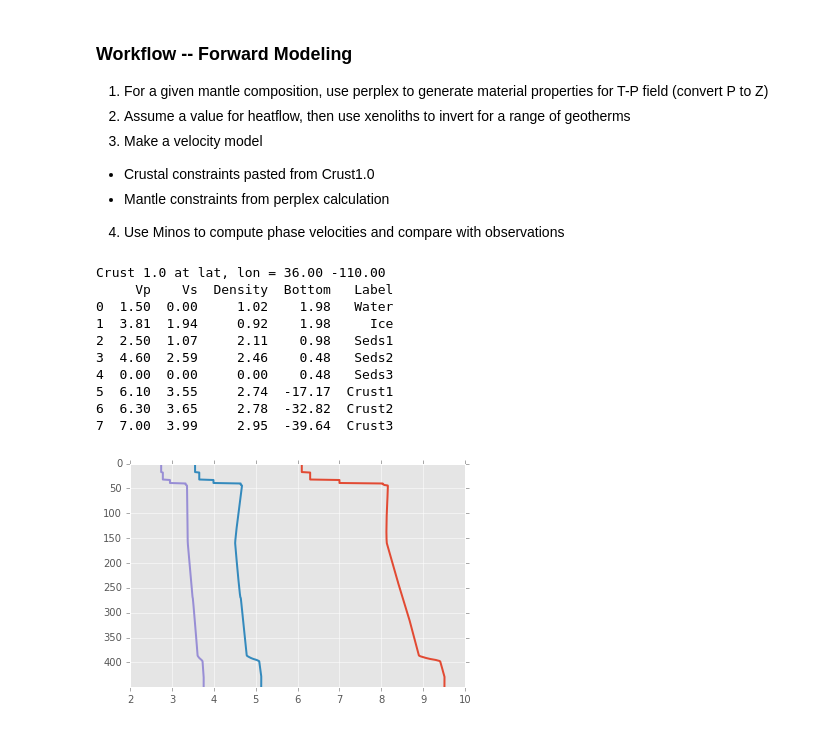
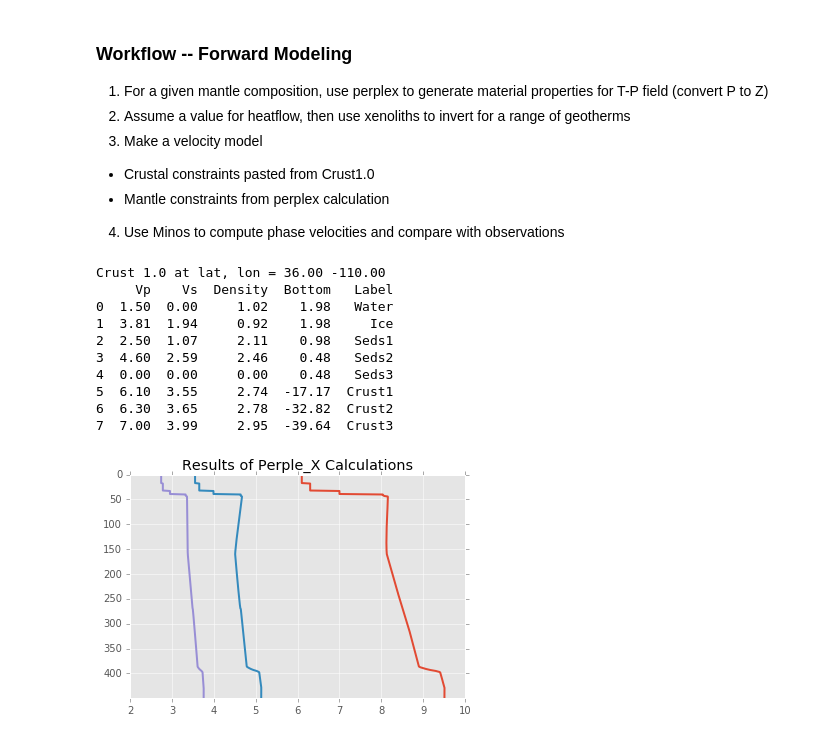
Before and after one commit to nmancinelli/ss-precursors, a Jupyter notebook: Forward_Modeling_Workflow.ipynb, the cells around one changed output. Saved outputs shown, nothing was run; the diff lists cells and outputs as text; code cells hidden in the pictures.

Commit message:
CardFile generation improved.

```diff
--- a/Forward_Modeling_Workflow.ipynb
+++ b/Forward_Modeling_Workflow.ipynb
@@ -34,37 +36,69 @@ ziface2 = abs(c.model.Bottom[6])
 zmoho = abs(c.model.Bottom[7])
 
 def extract_profile(fun, crustal_property_column):
+    from scipy.interpolate import interp1d
+
     vs, zs = [],[]
     for ii, eachz in enumerate(gt.depths):
 
         val = fun(gt.temps[ii], eachz)
 
         for ilay in [7,6,5]:
             zcritical = abs(c.model.Bottom[ilay])
             if eachz < zcritical:
                 val = crustal_property_column[ilay]
 
         vs.append(val)
         zs.append(eachz)
 
     _ = plt.plot(vs, zs, lw = 2)
     plt.ylim([max(zs),0])
 
+    return interp1d(zs,vs)
+
 plt.figure(1)
-extract_profile(fvp, c.model.Vp)
-extract_profile(fvs, c.model.Vs)
-extract_profile(frho, c.model.Density)
+fvp_crst  = extract_profile(fvp, c.model.Vp)
+fvs_crst  = extract_profile(fvs, c.model.Vs)
+frho_crst = extract_profile(frho, c.model.Density)
+_ = plt.title("Results of Perple_X Calculations")
+
+from minos.minos import CardFile
+
+cf = CardFile().read('minos/STW105.txt')
+cf0 = CardFile().read('minos/STW105.txt')
+cf0=cf0.set_mantle_region(fvp_crst, fvs_crst, frho_crst, zmoho=zmoho)
+cf0=cf0.set_crustal_region(c.model)
+cf0.write()
+
+plt.figure(2,figsize=(15,5))
+_ = plt.plot(cf0.df.Vpv, 6371-cf0.df.Radius/1000, lw = 2, label = 'Vpv (m/s)')
+_ = plt.plot(cf0.df.Vph, 6371-cf0.df.Radius/1000, lw = 2, label = 'Vph')
+#_ = plt.plot(cf.df.Vpv, 6371-cf.df.Radius/1000, '--k', lw = 0.5)
+_ = plt.ylim(500,0)
+
+_ = plt.plot(cf0.df.Vsv, 6371-cf0.df.Radius/1000,label='Vsv', lw=2)
+_ = plt.plot(cf0.df.Vsh, 6371-cf0.df.Radius/1000,label='Vsh', lw=2)
+#_ = plt.plot(cf.df.Vsv, 6371-cf.df.Radius/1000, '--k', lw = 0.5)
+
+_ = plt.plot(cf0.df.Density, 6371-cf0.df.Radius/1000,label='Density (kg/m$^3$)', lw=2)
+#_ = plt.plot(cf.df.Density, 6371-cf.df.Radius/1000, '--k', lw = 0.5)
+
+_ = plt.ylim(500,0)
+_ = plt.xlim(2000, 10000)
+_ = plt.title("Card File for MINEOS")
+_ = plt.ylabel('Depth (km)')
+_ = plt.legend()
 # %% [output]
 Crust 1.0 at lat, lon = 36.00 -110.00
      Vp    Vs  Density  Bottom   Label
 0  1.50  0.00     1.02    1.98   Water
 1  3.81  1.94     0.92    1.98     Ice
 2  2.50  1.07     2.11    0.98   Seds1
 3  4.60  2.59     2.46    0.48   Seds2
 4  0.00  0.00     0.00    0.48   Seds3
 5  6.10  3.55     2.74  -17.17  Crust1
 6  6.30  3.65     2.78  -32.82  Crust2
 7  7.00  3.99     2.95  -39.64  Crust3
-[figure, old version]
+[figure, new version]
 # %%
 #Step 4 - Compute phase velocities
```
Also changed, not shown: parts of 3 cells of this notebook, 3 other files.
